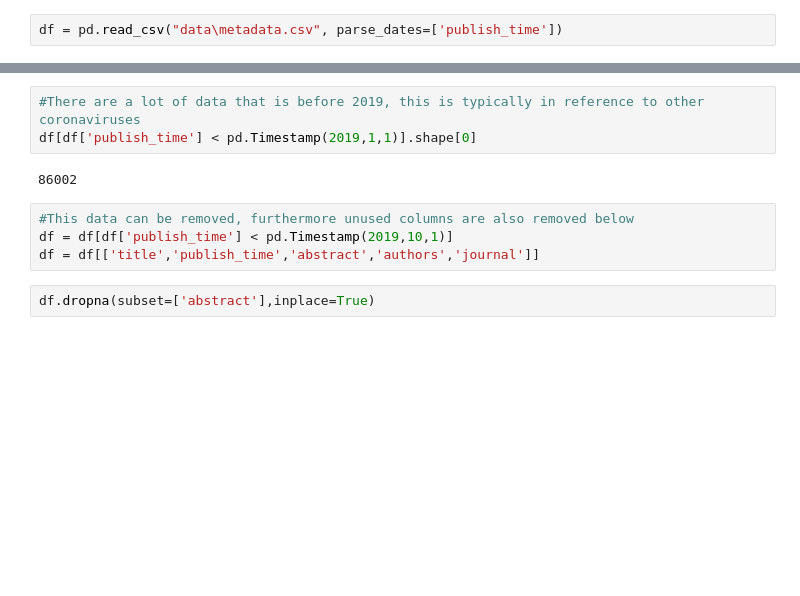
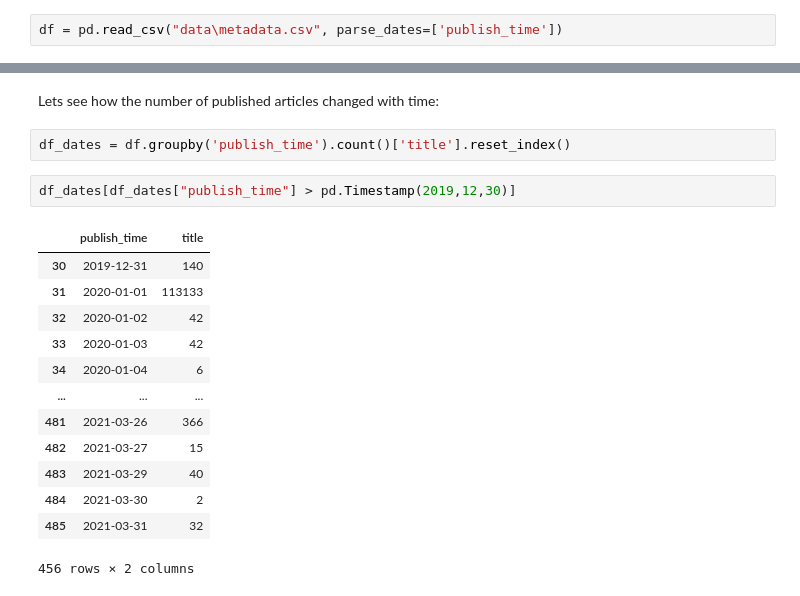
Before and after one commit to nehelmalhotra/Covid-Analysis-and-Document-Clustering, a Jupyter notebook: Final_project.ipynb, the cells around one changed output, grey strips where cells are left out. Cells and saved outputs as stored; diff of their text form; blank space fills up the shorter version.

```diff
--- a/Final_project.ipynb
+++ b/Final_project.ipynb
@@ -62,11 +130,20 @@ dtype: object
-# %%
-#There are a lot of data that is before 2019, this is typically in reference to other coronaviruses
-df[df['publish_time'] < pd.Timestamp(2019,1,1)].shape[0]
-# %% [output]
-86002
-# %%
-#This data can be removed, furthermore unused columns are also removed below
-df = df[df['publish_time'] < pd.Timestamp(2019,10,1)]
-df = df[['title','publish_time','abstract','authors','journal']]
-# %%
-df.dropna(subset=['abstract'],inplace=True)
+# %% [markdown]
+Lets see how the number of published articles changed with time:
+# %%
+df_dates = df.groupby('publish_time').count()['title'].reset_index()
+# %%
+df_dates[df_dates["publish_time"] > pd.Timestamp(2019,12,30)]
+# %% [output]
+|  | publish_time | title |
+| 30 | 2019-12-31 | 140 |
+| 31 | 2020-01-01 | 113133 |
+| 32 | 2020-01-02 | 42 |
+| 33 | 2020-01-03 | 42 |
+| 34 | 2020-01-04 | 6 |
+| ... | ... | ... |
+| 481 | 2021-03-26 | 366 |
+| 482 | 2021-03-27 | 15 |
+| 483 | 2021-03-29 | 40 |
+| 484 | 2021-03-30 | 2 |
+| 485 | 2021-03-31 | 32 |
+456 rows × 2 columns
```
Also changed, not shown: parts of 42 cells of this notebook.
